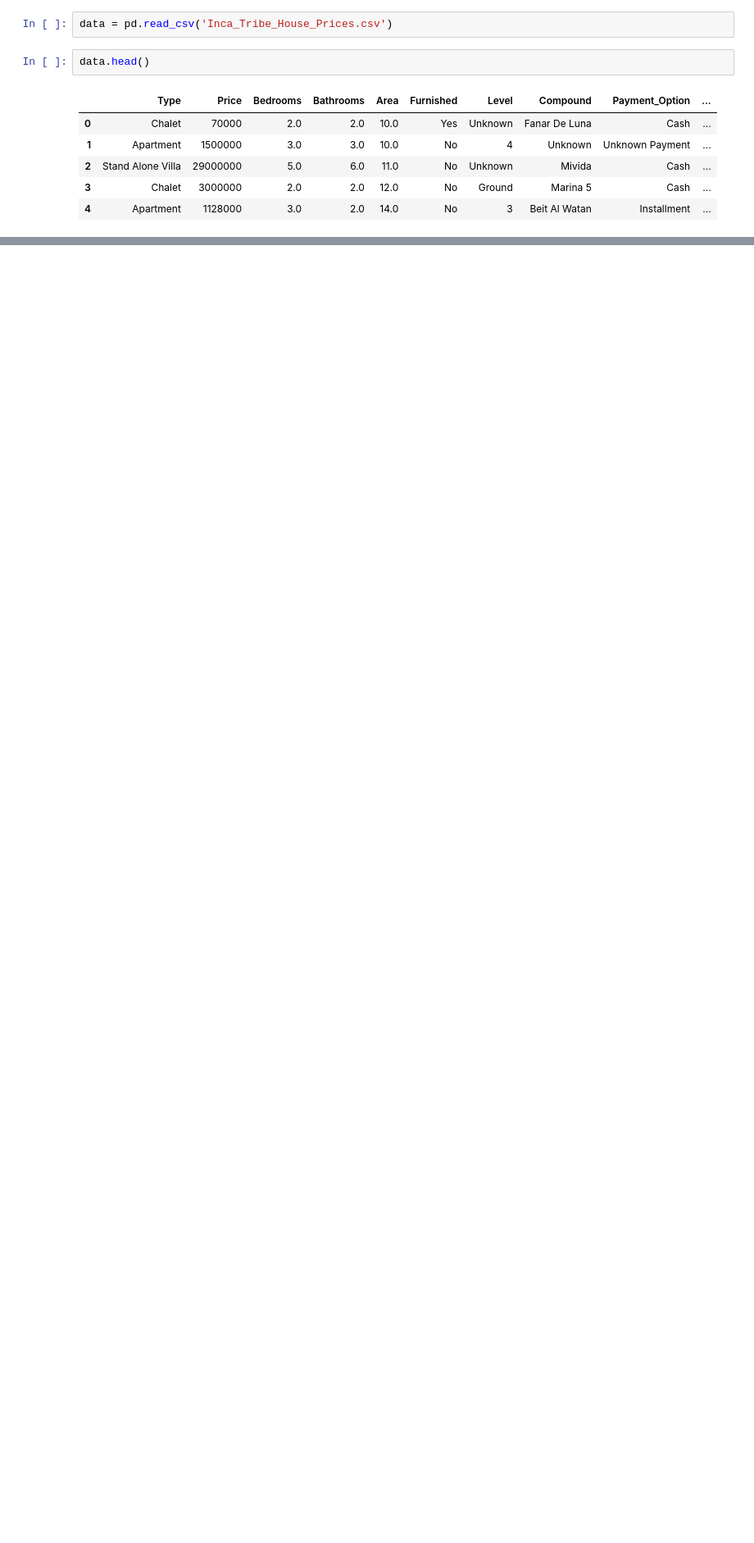
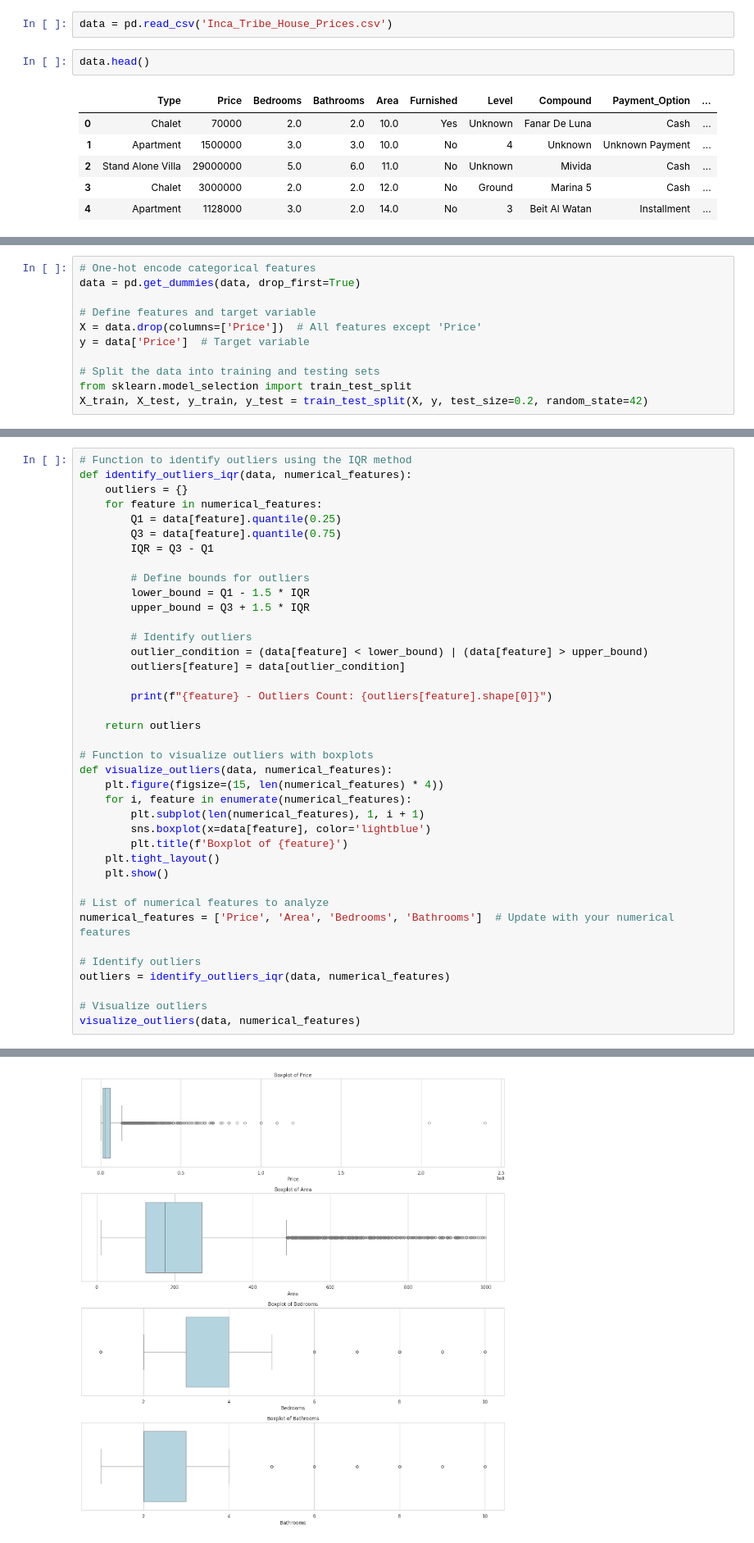
Before and after one commit to sizanesd/Data-Analysis, a Jupyter notebook: Copy_of_Snippets_Importing_libraries.ipynb, the cells around one changed output, grey strips where cells are left out. Shown at 82% size. Saved outputs shown, nothing was run; the diff lists cells and outputs as text; blank space fills up the shorter version.

```diff
--- a/Copy_of_Snippets_Importing_libraries.ipynb
+++ b/Copy_of_Snippets_Importing_libraries.ipynb
@@ -162,0 +270,11 @@ print(data)
+# %%
+# One-hot encode categorical features
+data = pd.get_dummies(data, drop_first=True)
+
+# Define features and target variable
+X = data.drop(columns=['Price'])  # All features except 'Price'
+y = data['Price']  # Target variable
+
+# Split the data into training and testing sets
+from sklearn.model_selection import train_test_split
+X_train, X_test, y_train, y_test = train_test_split(X, y, test_size=0.2, random_state=42)
@@ -162,0 +425,40 @@ print(data)
+# %%
+# Function to identify outliers using the IQR method
+def identify_outliers_iqr(data, numerical_features):
+    outliers = {}
+    for feature in numerical_features:
+        Q1 = data[feature].quantile(0.25)
+        Q3 = data[feature].quantile(0.75)
+        IQR = Q3 - Q1
+
+        # Define bounds for outliers
+        lower_bound = Q1 - 1.5 * IQR
+        upper_bound = Q3 + 1.5 * IQR
+
+        # Identify outliers
+        outlier_condition = (data[feature] < lower_bound) | (data[feature] > upper_bound)
+        outliers[feature] = data[outlier_condition]
+
+        print(f"{feature} - Outliers Count: {outliers[feature].shape[0]}")
+
+    return outliers
+
+# Function to visualize outliers with boxplots
+def visualize_outliers(data, numerical_features):
+    plt.figure(figsize=(15, len(numerical_features) * 4))
+    for i, feature in enumerate(numerical_features):
+        plt.subplot(len(numerical_features), 1, i + 1)
+        sns.boxplot(x=data[feature], color='lightblue')
+        plt.title(f'Boxplot of {feature}')
+    plt.tight_layout()
+    plt.show()
+
+# List of numerical features to analyze
+numerical_features = ['Price', 'Area', 'Bedrooms', 'Bathrooms']  # Update with your numerical features
+
+# Identify outliers
+outliers = identify_outliers_iqr(data, numerical_features)
+
+# Visualize outliers
+visualize_outliers(data, numerical_features)
+# %% [output]
@@ -162,0 +469 @@ print(data)
+[figure, added]
```
Also changed, not shown: parts of 49 cells of this notebook.
